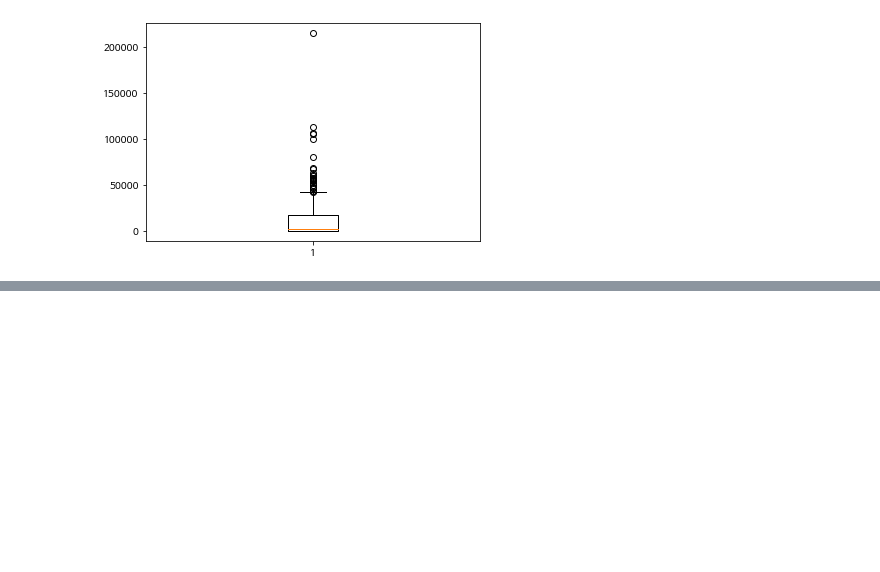
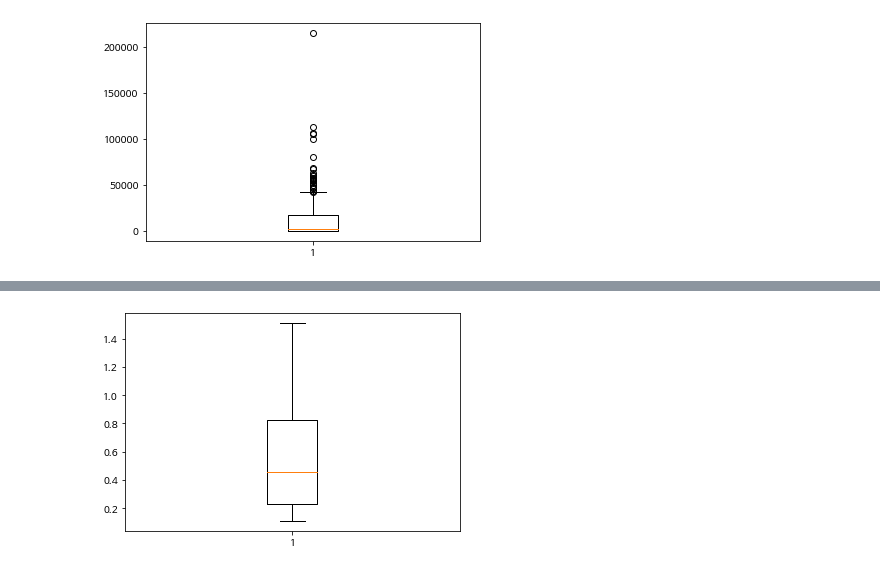
Before and after one commit to urous3814/Sorabol-SharingCamp, a Jupyter notebook: 09/27/Colab_4day.ipynb, the cells around one changed output, grey strips where cells are left out. Saved outputs shown, nothing was run; the diff lists cells and outputs as text; code cells hidden in the pictures; blank space fills up the shorter version.

```diff
--- a/09/27/Colab_4day.ipynb
+++ b/09/27/Colab_4day.ipynb
@@ -576,3 +576,6 @@ df13[condition]
 | 150 | 전라북도 전주시 (4511000000) | 657577 | 0.833885 | 전라북도 전주시 | 전북 | 전주시 | 57252 | 전북 | 전라북도 |
 | 195 | 경상북도 경산시 (4729000000) | 267935 | 0.684997 | 경상북도 경산시 | 경북 | 경산시 | 112760 | 경북 | 경상북도 |
 | 209 | 경상남도 창원시 (4812000000) | 1034150 | 0.749521 | 경상남도 창원시 | 경남 | 창원시 | 46953 | 경남 | 경상남도 |
+# %%
+df14 = df13[condition == False]
+df14.head()
@@ -578,0 +589,5 @@ df13[condition]
+# %%
+plt.boxplot(df14['인구소멸위험지수'])
+plt.show()
+# %% [output]
+[figure, added]
```
Also changed, not shown: parts of 5 cells of this notebook.
